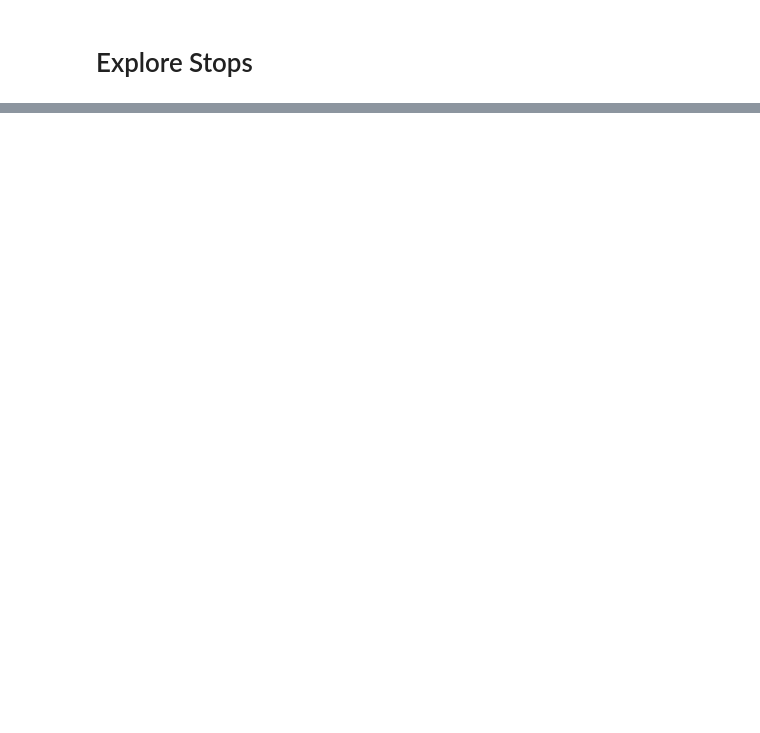
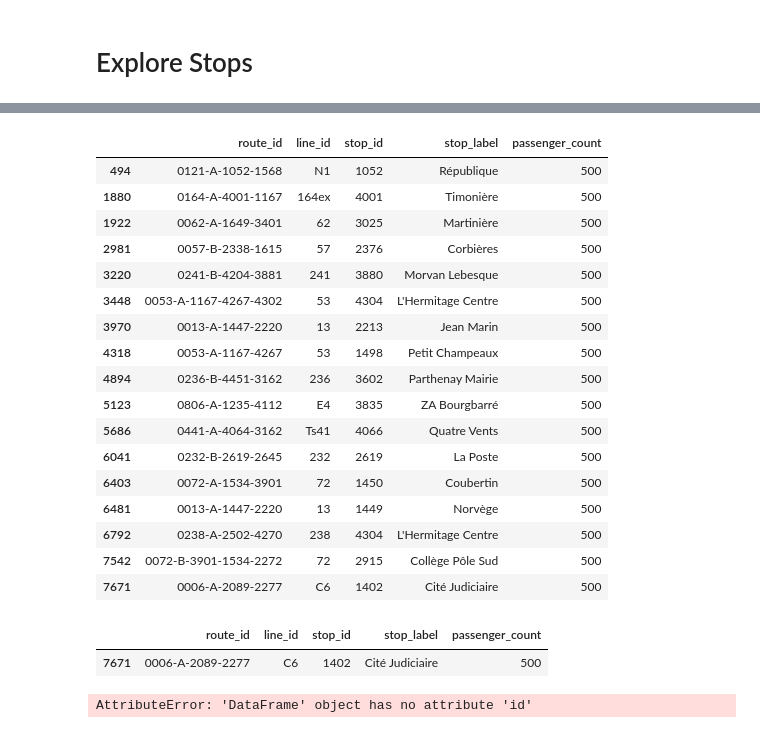
Before and after one commit to Meridolian/transouest, a Jupyter notebook: transouest/data_exploration.ipynb, the cells around one changed output, grey strips where cells are left out. Saved outputs shown, nothing was run; the diff lists cells and outputs as text; code cells hidden in the pictures; blank space fills up the shorter version.

Commit message:
input line + search min and max for this line

```diff
--- a/transouest/data_exploration.ipynb
+++ b/transouest/data_exploration.ipynb
@@ -36,2 +52,11 @@ c4 = lines.loc[lines["Nom court"] == "C4"]
 # %% [markdown]
 # Explore Stops
+# %%
+stops = stops.drop(columns=["Parcours (libellé court)", "Ligne (ID)", "Ordre", "Montée autorisée", "Descente autorisée"])
+stops = stops.rename(columns={
+        "Parcours (ID)": "route_id",
+        "Ligne (nom court)": "line_id",
+        "Point d'arrêt (ID)": "stop_id",
+        "Point d'arrêt (nom)": "stop_label",
+        "Unnamed: 9": "passenger_count"
+})
@@ -37,0 +99,2 @@ c4 = lines.loc[lines["Nom court"] == "C4"]
+# %%
+stops = stops.loc[stops.line_id == "C6"]
@@ -37,0 +117,30 @@ c4 = lines.loc[lines["Nom court"] == "C4"]
+# %%
+stops[stops.passenger_count == stops.passenger_count.max()]
+# %% [output]
+|  | route_id | line_id | stop_id | stop_label | passenger_count |
+| 494 | 0121-A-1052-1568 | N1 | 1052 | République | 500 |
+| 1880 | 0164-A-4001-1167 | 164ex | 4001 | Timonière | 500 |
+| 1922 | 0062-A-1649-3401 | 62 | 3025 | Martinière | 500 |
+| 2981 | 0057-B-2338-1615 | 57 | 2376 | Corbières | 500 |
+| 3220 | 0241-B-4204-3881 | 241 | 3880 | Morvan Lebesque | 500 |
+| 3448 | 0053-A-1167-4267-4302 | 53 | 4304 | L'Hermitage Centre | 500 |
+| 3970 | 0013-A-1447-2220 | 13 | 2213 | Jean Marin | 500 |
+| 4318 | 0053-A-1167-4267 | 53 | 1498 | Petit Champeaux | 500 |
+| 4894 | 0236-B-4451-3162 | 236 | 3602 | Parthenay Mairie | 500 |
+| 5123 | 0806-A-1235-4112 | E4 | 3835 | ZA Bourgbarré | 500 |
+| 5686 | 0441-A-4064-3162 | Ts41 | 4066 | Quatre Vents | 500 |
+| 6041 | 0232-B-2619-2645 | 232 | 2619 | La Poste | 500 |
+| 6403 | 0072-A-1534-3901 | 72 | 1450 | Coubertin | 500 |
+| 6481 | 0013-A-1447-2220 | 13 | 1449 | Norvège | 500 |
+| 6792 | 0238-A-2502-4270 | 238 | 4304 | L'Hermitage Centre | 500 |
+| 7542 | 0072-B-3901-1534-2272 | 72 | 2915 | Collège Pôle Sud | 500 |
+| 7671 | 0006-A-2089-2277 | C6 | 1402 | Cité Judiciaire | 500 |
+# %%
+stops.loc[(stops.passenger_count == stops.passenger_count.max()) & (stops.line_id == "C6")]
+# %% [output]
+|  | route_id | line_id | stop_id | stop_label | passenger_count |
+| 7671 | 0006-A-2089-2277 | C6 | 1402 | Cité Judiciaire | 500 |
+# %%
+stops.id
+# %% [output]
+AttributeError: 'DataFrame' object has no attribute 'id'
```
Also changed, not shown: parts of 6 cells of this notebook, 2 other files.
